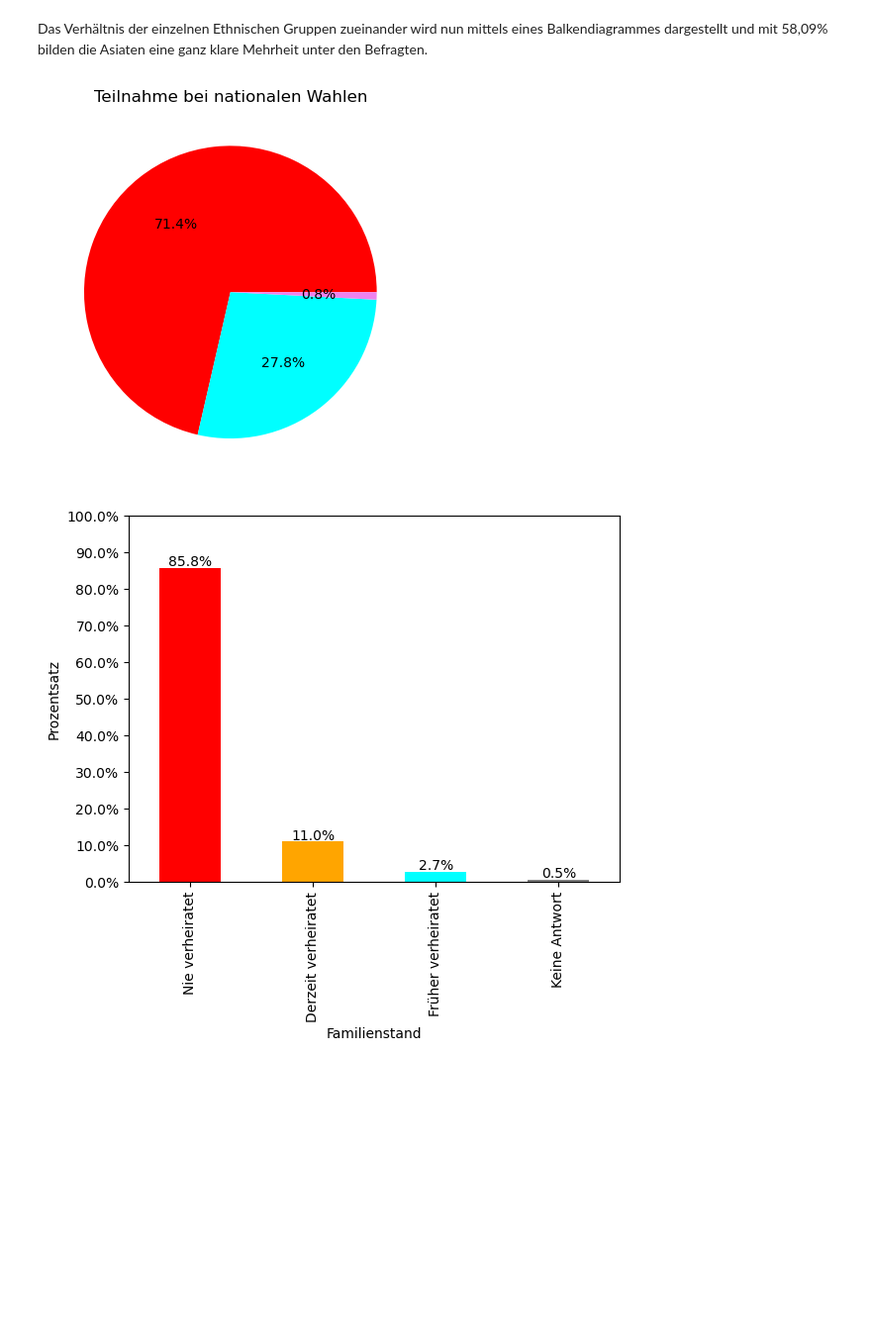
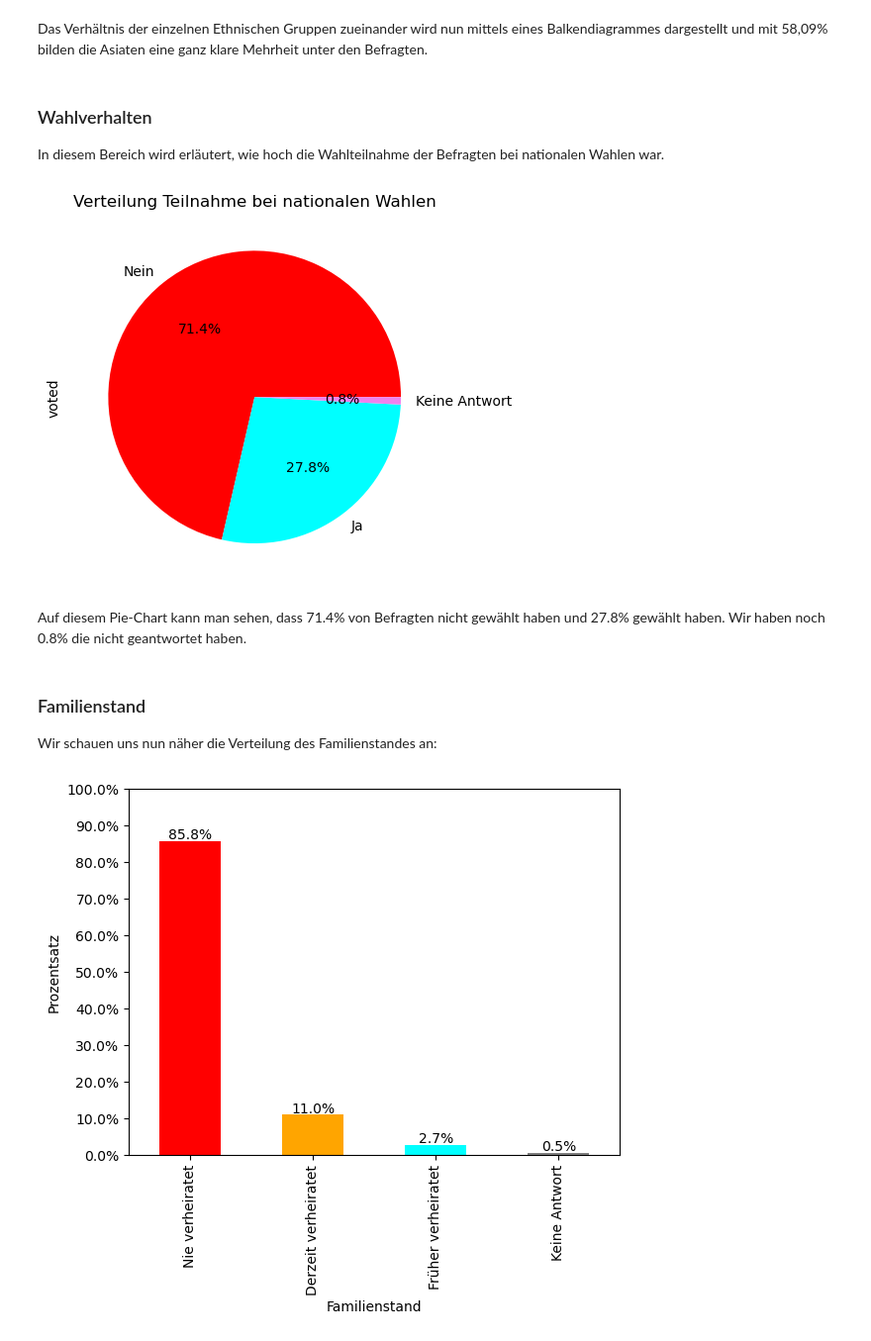
Before and after one commit to wi21b030/Mental-Health, a Jupyter notebook: Mental-Health.ipynb, the cells around one changed output. Shown at 99% size. Drawn from its saved outputs; the diff is of its cells as text; code cells hidden in the pictures; blank space fills up the shorter version.

```diff
--- a/Mental-Health.ipynb
+++ b/Mental-Health.ipynb
@@ -457,14 +437,24 @@ plt.show()
 [figure]
 # %% [markdown]
 Das Verhältnis der einzelnen Ethnischen Gruppen zueinander wird nun mittels eines Balkendiagrammes dargestellt und mit 58,09% bilden die Asiaten eine ganz klare Mehrheit unter den Befragten.
+# %% [markdown]
+### Wahlverhalten
+
+In diesem Bereich wird erläutert, wie hoch die Wahlteilnahme der Befragten bei nationalen Wahlen war.
 # %%
 voted = data['voted'].map({0:'Keine Antwort',1: 'Ja', 2: 'Nein'})
-value_counts_voted = voted.value_counts()
-plt.pie(value_counts_voted, autopct='%1.1f%%',colors=['red','cyan','violet'])
-plt.title('Teilnahme bei nationalen Wahlen')
+voted_percent = voted.value_counts(normalize=True)*100
+ax = voted_percent.plot(kind='pie', autopct='%.1f%%', colors=['red','cyan','violet'])
+ax.set_title('Verteilung Teilnahme bei nationalen Wahlen')
 plt.show()
 # %% [output]
-[figure, old version]
+[figure, new version]
+# %% [markdown]
+Auf diesem Pie-Chart kann man sehen, dass 71.4% von Befragten nicht gewählt haben und 27.8% gewählt haben. Wir haben noch 0.8% die nicht geantwortet haben.
+# %% [markdown]
+### Familienstand
+
+Wir schauen uns nun näher die Verteilung des Familienstandes an:
 # %%
 married = data['married'].dropna()
 value_counts_married = married.value_counts()
```
Also changed, not shown: parts of 25 cells of this notebook, 1 other file.
